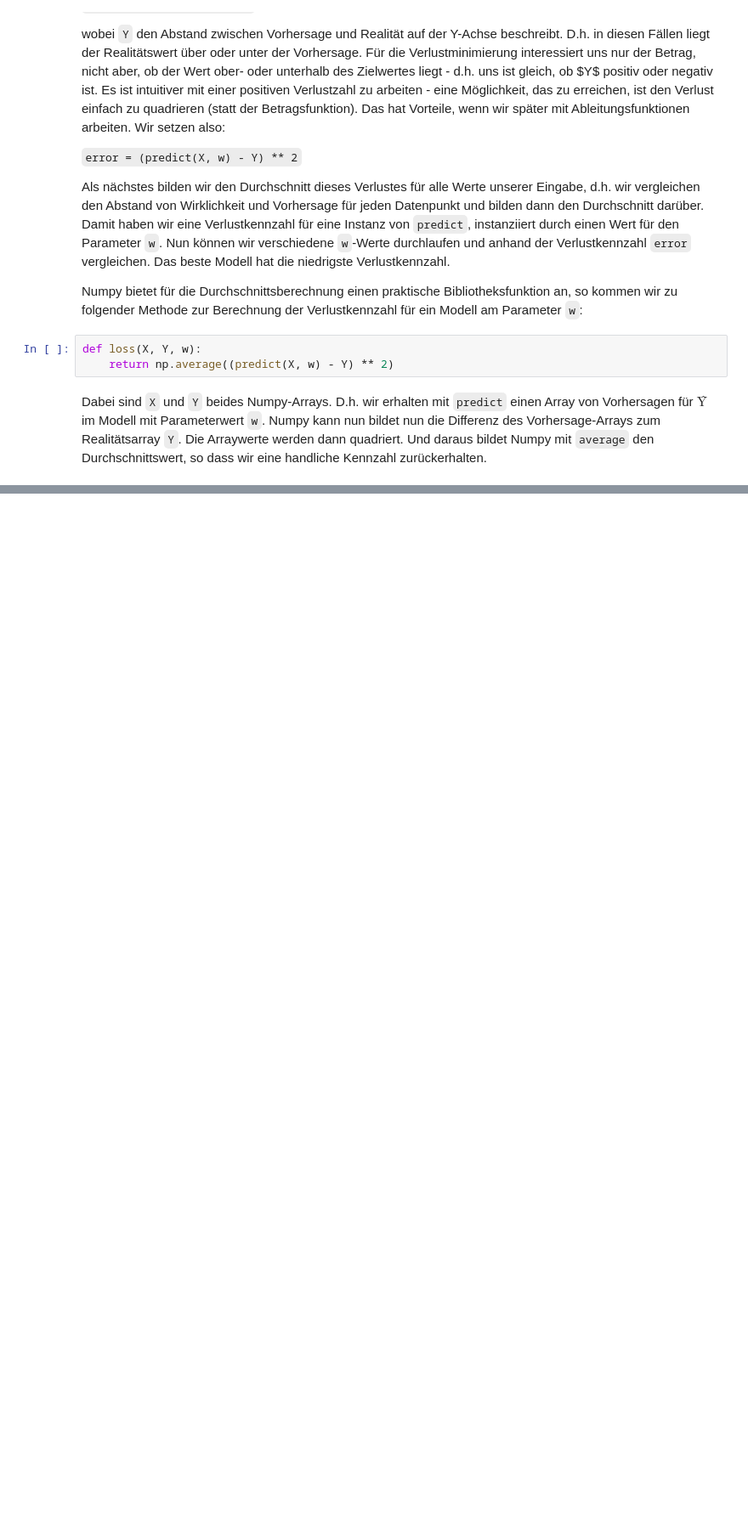
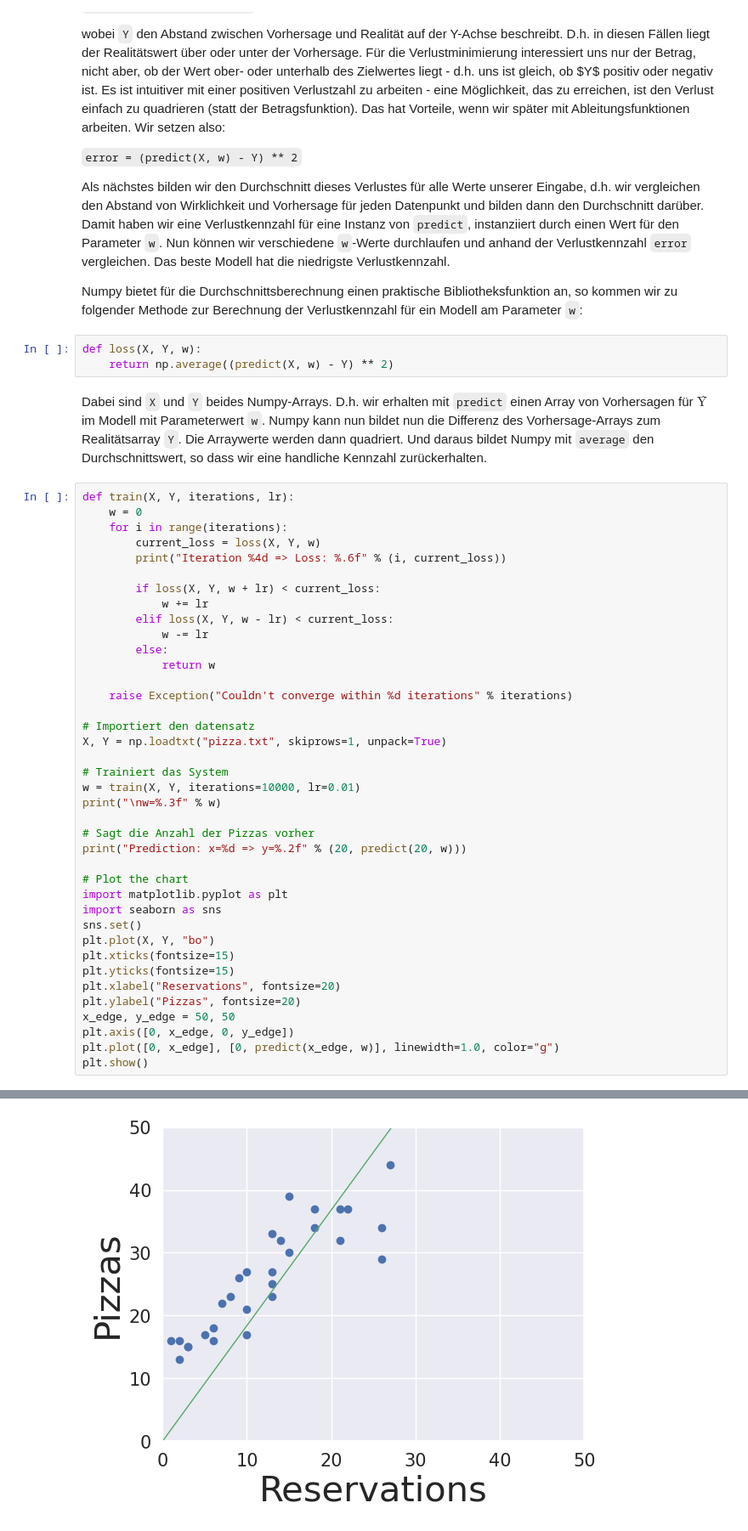
Before and after one commit to abits/mlfs, a Jupyter notebook: 01_pizzas_reservations_data.ipynb, the cells around one changed output, grey strips where cells are left out. Shown: that part at 85% size. Drawn from its saved outputs; the diff is of its cells as text; blank space fills up the shorter version.

```diff
--- a/01_pizzas_reservations_data.ipynb
+++ b/01_pizzas_reservations_data.ipynb
@@ -40,3 +40,43 @@ def loss(X, Y, w):
     return np.average((predict(X, w) - Y) ** 2)
 # %% [markdown]
 Dabei sind `X` und `Y` beides Numpy-Arrays. D.h. wir erhalten mit `predict` einen Array von Vorhersagen für $Ŷ$ im Modell mit Parameterwert `w`. Numpy kann nun bildet nun die Differenz des Vorhersage-Arrays zum Realitätsarray `Y`. Die Arraywerte werden dann quadriert. Und daraus bildet Numpy mit `average` den Durchschnittswert, so dass wir eine handliche Kennzahl zurückerhalten.
+# %%
+def train(X, Y, iterations, lr):
+    w = 0
+    for i in range(iterations):
+        current_loss = loss(X, Y, w)
+        print("Iteration %4d => Loss: %.6f" % (i, current_loss))
+
+        if loss(X, Y, w + lr) < current_loss:
+            w += lr
+        elif loss(X, Y, w - lr) < current_loss:
+            w -= lr
+        else:
+            return w
+
+    raise Exception("Couldn't converge within %d iterations" % iterations)
+
+# Importiert den datensatz
+X, Y = np.loadtxt("pizza.txt", skiprows=1, unpack=True)
+
+# Trainiert das System
+w = train(X, Y, iterations=10000, lr=0.01)
+print("\nw=%.3f" % w)
+
+# Sagt die Anzahl der Pizzas vorher
+print("Prediction: x=%d => y=%.2f" % (20, predict(20, w)))
+
+# Plot the chart
+import matplotlib.pyplot as plt
+import seaborn as sns
+sns.set()
+plt.plot(X, Y, "bo")
+plt.xticks(fontsize=15)
+plt.yticks(fontsize=15)
+plt.xlabel("Reservations", fontsize=20)
+plt.ylabel("Pizzas", fontsize=20)
+x_edge, y_edge = 50, 50
+plt.axis([0, x_edge, 0, y_edge])
+plt.plot([0, x_edge], [0, predict(x_edge, w)], linewidth=1.0, color="g")
+plt.show()
+# %% [output]
@@ -42,0 +100 @@ Dabei sind `X` und `Y` beides Numpy-Arrays. D.h. wir erhalten mit `predict` eine
+[figure, added]
```
Also changed, not shown: parts of 1 cell of this notebook.
